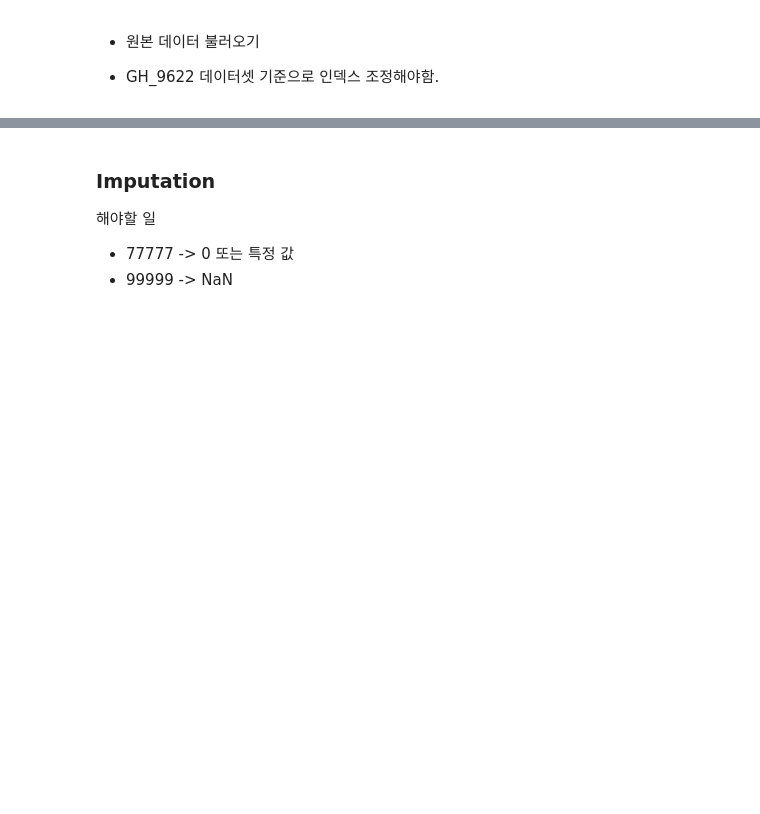
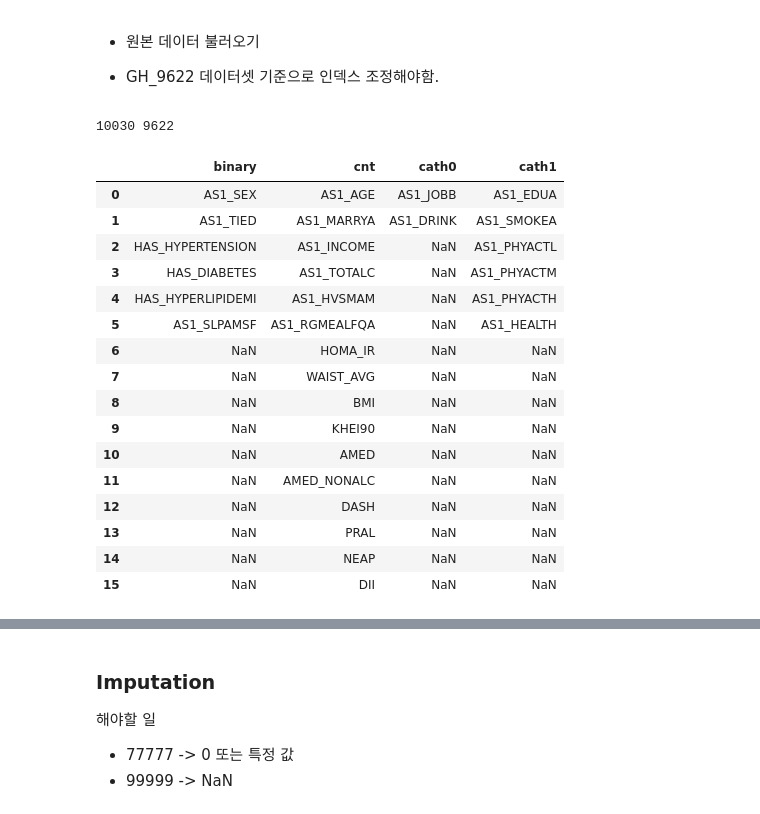
Before and after one commit to SH22Hwang/KoGES_CVD, a Jupyter notebook: ConIndVar.ipynb, the cells around one changed output, grey strips where cells are left out. Cells and saved outputs as stored; diff of their text form; code cells hidden in the pictures; blank space fills up the shorter version.

```diff
--- a/ConIndVar.ipynb
+++ b/ConIndVar.ipynb
@@ -52,3 +52,7 @@ AS1_17_FFQWEIGHT = pd.read_csv("./Dataset/AS1_17_FFQWEIGHT.csv", index_col=0, en
 AS1_18_BIOCHEM = pd.read_csv("./Dataset/AS1_18_BIOCHEM.csv", index_col=0, encoding='utf-8', low_memory=False)
 AS1_19_ANTHRO = pd.read_csv("./Dataset/AS1_19_ANTHRO.csv", index_col=0, encoding='utf-8', low_memory=False)
 GH = pd.read_csv("./Dataset/GH_9622.csv", index_col=0, encoding='utf-8', low_memory=False) # 경훈이가 가공해준 식이패턴 데이터
+# %%
+print(len(AS1_01_EXAMINEE), len(GH))
+# %% [output]
+10030 9622
@@ -54,0 +75,21 @@ GH = pd.read_csv("./Dataset/GH_9622.csv", index_col=0, encoding='utf-8', low_mem
+# %%
+VAR_TO_USE = pd.read_csv("./Docs/var_to_use_2024-04-18-1730I.csv")
+VAR_TO_USE
+# %% [output]
+|  | binary | cnt | cath0 | cath1 |
+| 0 | AS1_SEX | AS1_AGE | AS1_JOBB | AS1_EDUA |
+| 1 | AS1_TIED | AS1_MARRYA | AS1_DRINK | AS1_SMOKEA |
+| 2 | HAS_HYPERTENSION | AS1_INCOME | NaN | AS1_PHYACTL |
+| 3 | HAS_DIABETES | AS1_TOTALC | NaN | AS1_PHYACTM |
+| 4 | HAS_HYPERLIPIDEMI | AS1_HVSMAM | NaN | AS1_PHYACTH |
+| 5 | AS1_SLPAMSF | AS1_RGMEALFQA | NaN | AS1_HEALTH |
+| 6 | NaN | HOMA_IR | NaN | NaN |
+| 7 | NaN | WAIST_AVG | NaN | NaN |
+| 8 | NaN | BMI | NaN | NaN |
+| 9 | NaN | KHEI90 | NaN | NaN |
+| 10 | NaN | AMED | NaN | NaN |
+| 11 | NaN | AMED_NONALC | NaN | NaN |
+| 12 | NaN | DASH | NaN | NaN |
+| 13 | NaN | PRAL | NaN | NaN |
+| 14 | NaN | NEAP | NaN | NaN |
+| 15 | NaN | DII | NaN | NaN |
```
Also changed, not shown: parts of 34 cells of this notebook, 2 other files.
